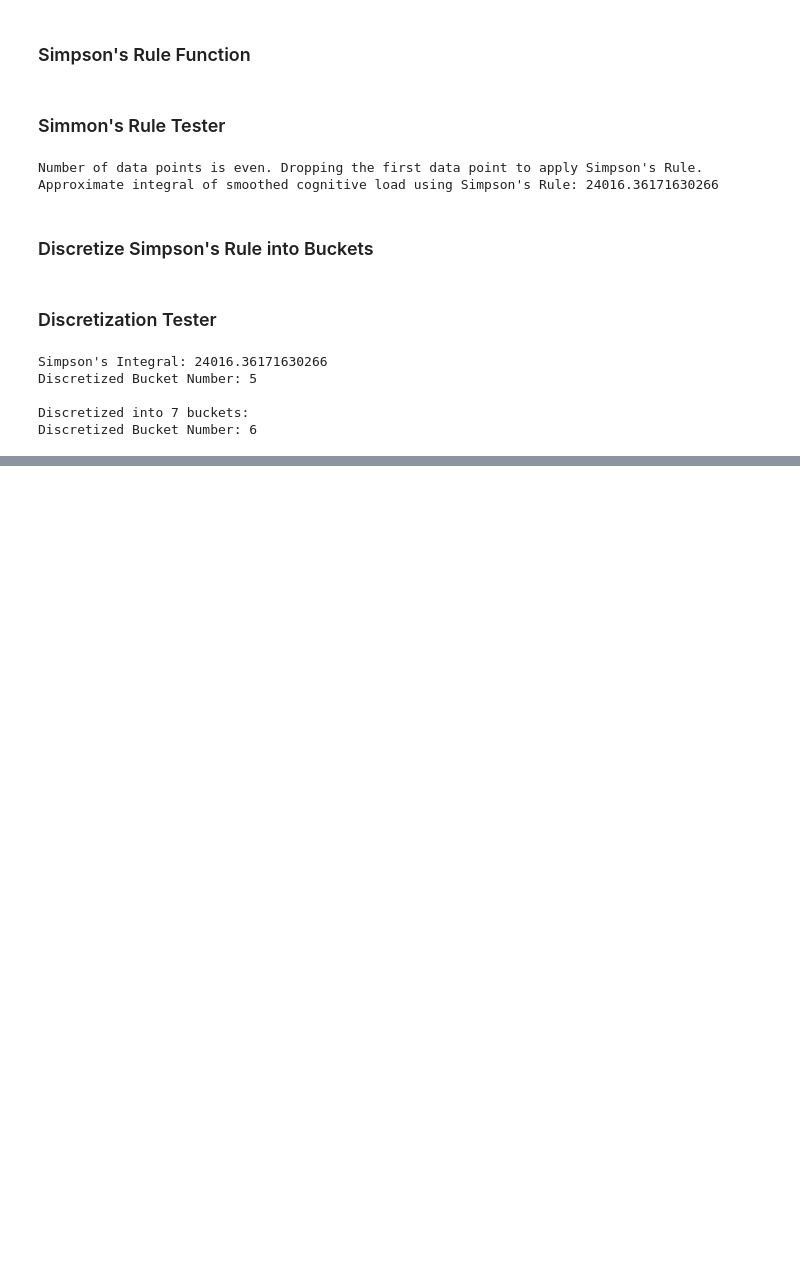
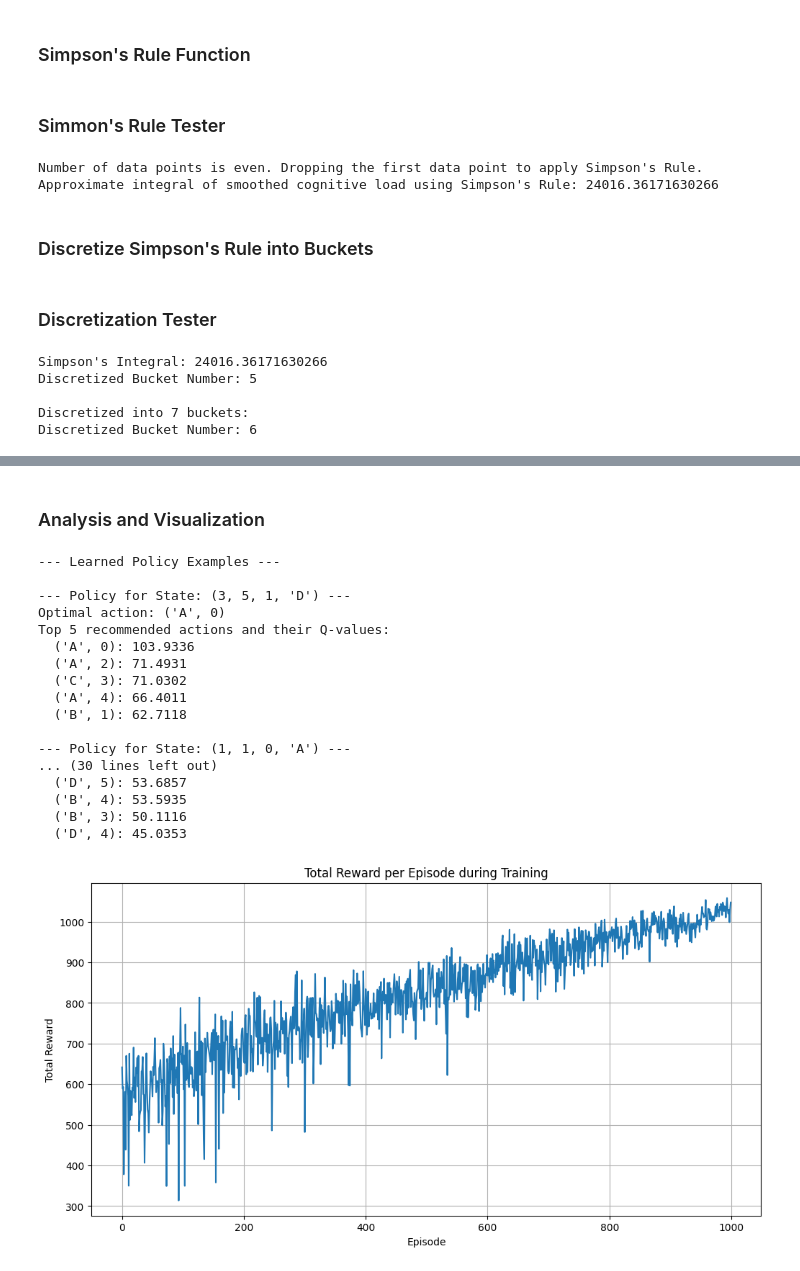
Before and after one commit to nojramu/ALS_Thesis, a Jupyter notebook: ALS.ipynb, the cells around one changed output, grey strips where cells are left out. Drawn from its saved outputs; the diff is of its cells as text; code cells hidden in the pictures; blank space fills up the shorter version.

```diff
--- a/ALS.ipynb
+++ b/ALS.ipynb
@@ -1404,0 +1320,69 @@ plt.show()
+# %% [markdown]
+### Analysis and Visualization
+# %%
+# --- Analysis and Visualization ---
+
+print("\n--- Learned Policy Examples ---")
+
+# Select representative states to analyze the learned policy
+example_states = [
+    (3, 5, 1, 'D'),  # Mid-cognitive load, High engagement, Task Completed, Previous task D
+    (1, 1, 0, 'A'),  # Low cognitive load, Low engagement, Task Not Completed, Previous task A
+    (5, 3, 0, 'B'),  # High cognitive load, Mid engagement, Task Not Completed, Previous task B
+    (2, 4, 1, 'C'),  # Low-ish cognitive load, High engagement, Task Completed, Previous task C
+    (3, 3, 0, 'A')   # The starting state used in training
+]
+
+# Analyze and print policy for valid example states
+valid_example_states = [state for state in example_states if is_valid_state(state, state_to_index)]
+
+if not valid_example_states:
+    print("No valid example states to display policy for.")
+else:
+    for state in valid_example_states:
+        print(f"\n--- Policy for State: {state} ---")
+
+        # Get and print optimal action
+        optimal_action = get_optimal_action_for_state(state, q_table, state_to_index, index_to_action)
+        if optimal_action:
+            print(f"Optimal action: {optimal_action}")
+        else:
+             print("Could not determine optimal action.")
+
+        # Get and print top N actions
+        num_top_actions_to_show = 5
+        top_actions = get_top_n_actions_for_state(state, q_table, state_to_index, index_to_action, n=num_top_actions_to_show)
+        if top_actions:
+            print(f"Top {num_top_actions_to_show} recommended actions and their Q-values:")
+            for action, q_value in top_actions:
+                print(f"  {action}: {q_value:.4f}")
+        else:
+             print(f"Could not determine top {num_top_actions_to_show} actions.")
+
+# Plot the total rewards per episode learning curve
+plt.figure(figsize=(12, 6))
+plt.plot(total_rewards_per_episode)
+plt.xlabel('Episode')
+plt.ylabel('Total Reward')
+plt.title('Total Reward per Episode during Training')
+plt.grid(True)
+plt.show()
+# %% [output]
+--- Learned Policy Examples ---
+
+--- Policy for State: (3, 5, 1, 'D') ---
+Optimal action: ('A', 0)
+Top 5 recommended actions and their Q-values:
+  ('A', 0): 103.9336
+  ('A', 2): 71.4931
+  ('C', 3): 71.0302
+  ('A', 4): 66.4011
+  ('B', 1): 62.7118
+
+--- Policy for State: (1, 1, 0, 'A') ---
+... (30 lines left out)
+  ('D', 5): 53.6857
+  ('B', 4): 53.5935
+  ('B', 3): 50.1116
+  ('D', 4): 45.0353
+[figure, added]
```
Also changed, not shown: parts of 23 cells of this notebook.
